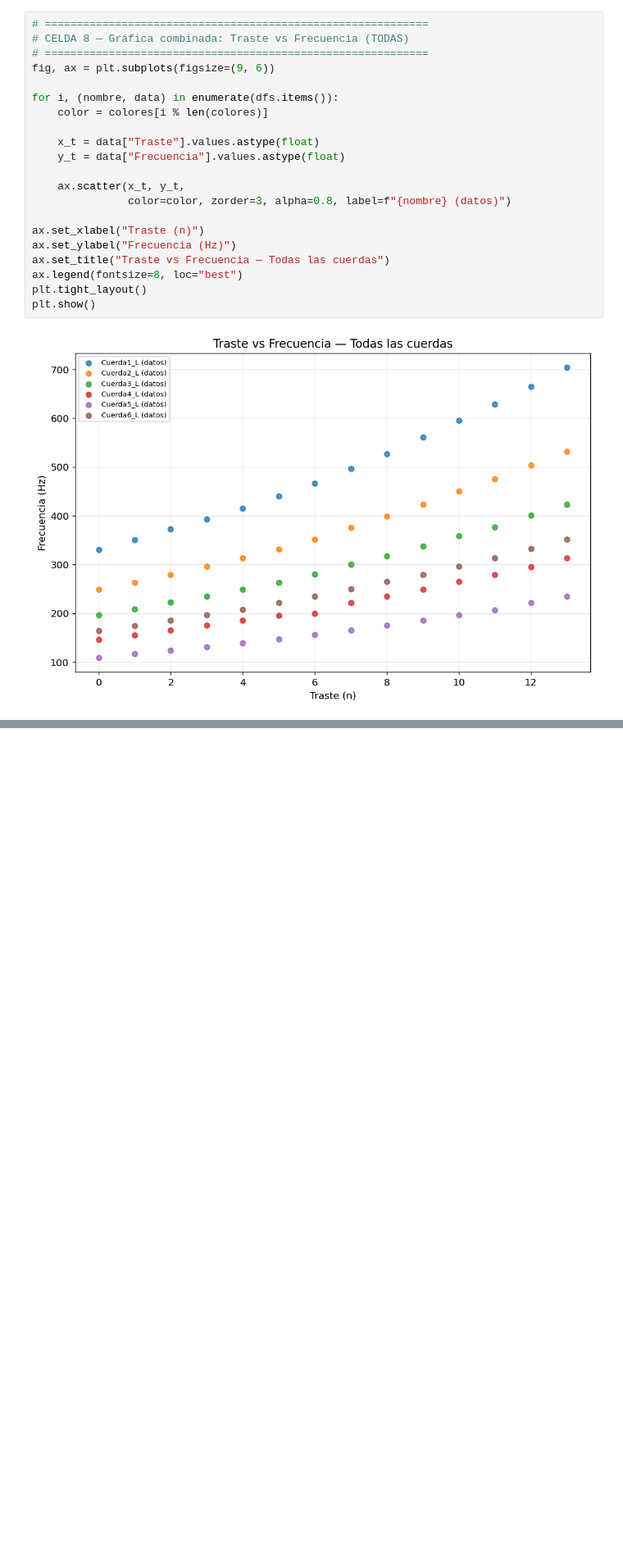
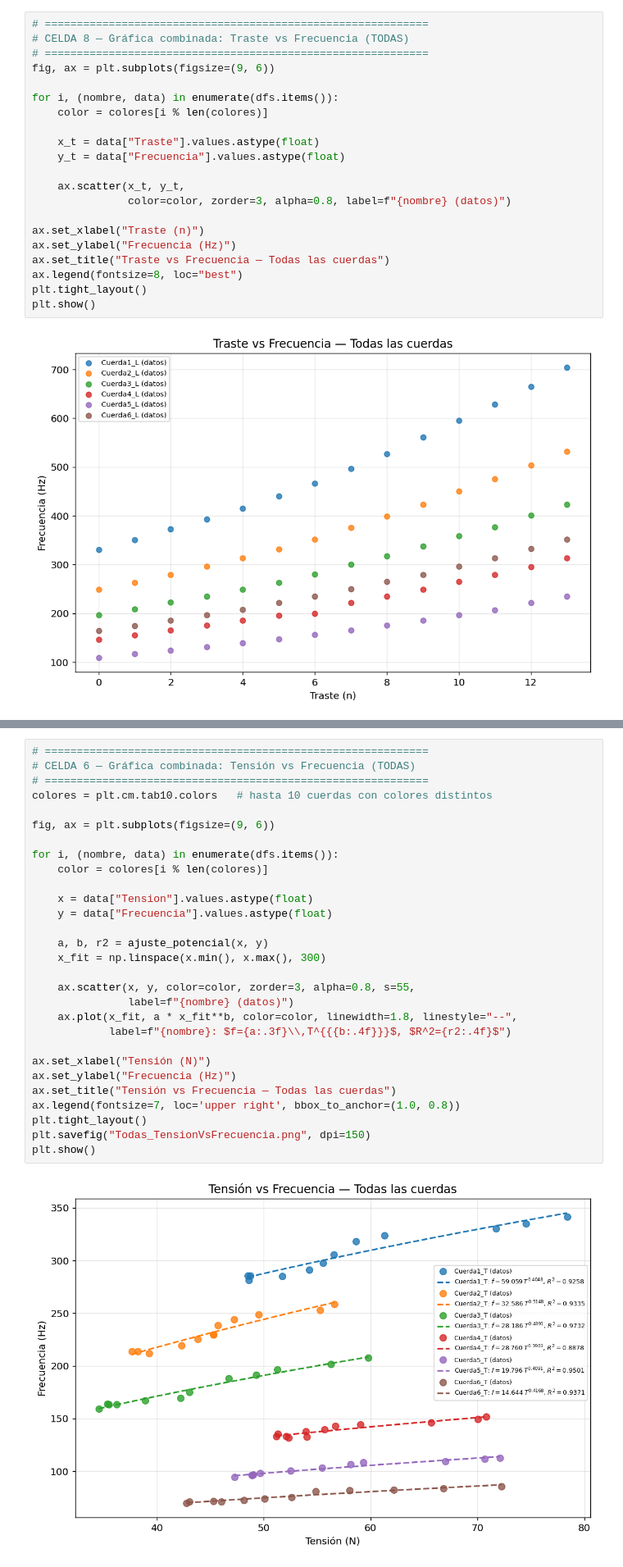
Before and after one commit to campereza043/MFC2026, a Jupyter notebook: Guitarra_F/Guitarra.ipynb, the cells around one changed output, grey strips where cells are left out. Shown at 82% size. Drawn from its saved outputs; the diff is of its cells as text; blank space fills up the shorter version.

```diff
--- a/Guitarra_F/Guitarra.ipynb
+++ b/Guitarra_F/Guitarra.ipynb
@@ -189,0 +402,31 @@ plt.show()
+# %%
+# ============================================================
+# CELDA 6 — Gráfica combinada: Tensión vs Frecuencia (TODAS)
+# ============================================================
+colores = plt.cm.tab10.colors   # hasta 10 cuerdas con colores distintos
+
+fig, ax = plt.subplots(figsize=(9, 6))
+
+for i, (nombre, data) in enumerate(dfs.items()):
+    color = colores[i % len(colores)]
+
+    x = data["Tension"].values.astype(float)
+    y = data["Frecuencia"].values.astype(float)
+
+    a, b, r2 = ajuste_potencial(x, y)
+    x_fit = np.linspace(x.min(), x.max(), 300)
+
+    ax.scatter(x, y, color=color, zorder=3, alpha=0.8, s=55,
+               label=f"{nombre} (datos)")
+    ax.plot(x_fit, a * x_fit**b, color=color, linewidth=1.8, linestyle="--",
+            label=f"{nombre}: $f={a:.3f}\\,T^{{{b:.4f}}}$, $R^2={r2:.4f}$")
+
+ax.set_xlabel("Tensión (N)")
+ax.set_ylabel("Frecuencia (Hz)")
+ax.set_title("Tensión vs Frecuencia — Todas las cuerdas")
+ax.legend(fontsize=7, loc='upper right', bbox_to_anchor=(1.0, 0.8))
+plt.tight_layout()
+plt.savefig("Todas_TensionVsFrecuencia.png", dpi=150)
+plt.show()
+# %% [output]
+[figure, added]
```
Also changed, not shown: parts of 14 cells of this notebook, 4 other files.
